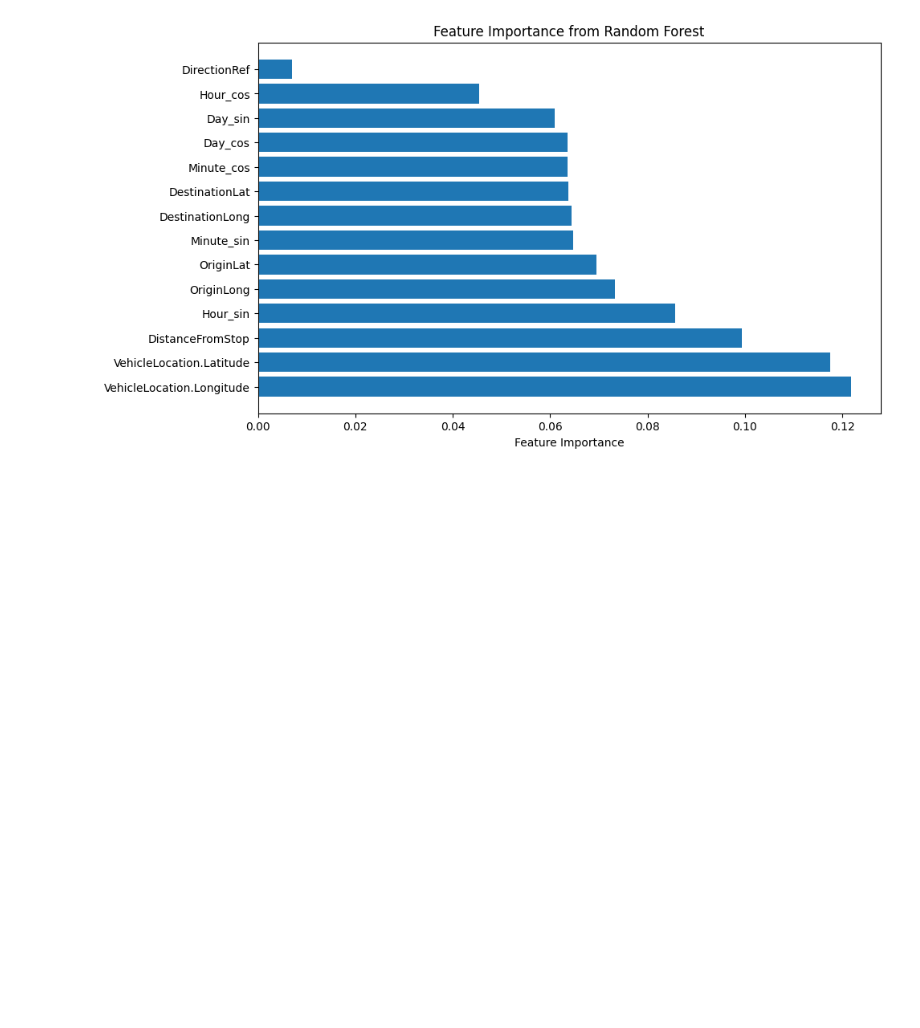
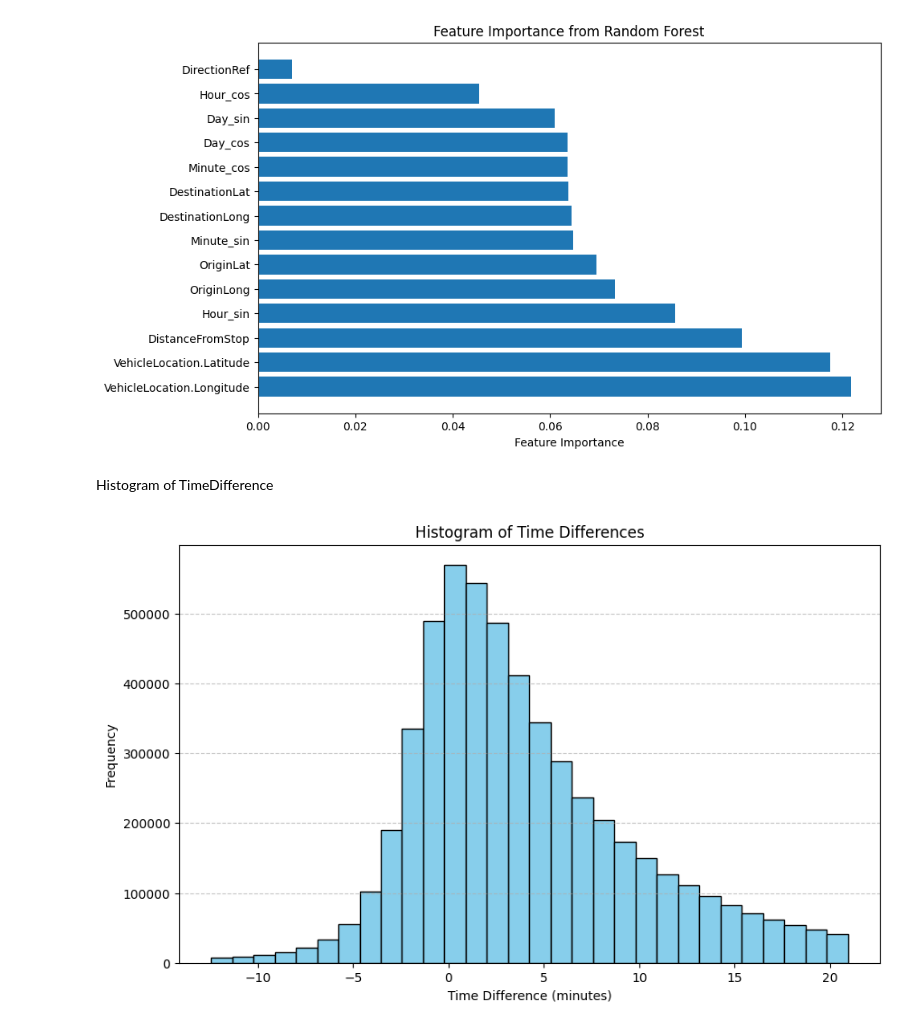
Before and after one commit to ManoushaPoonyth/Smart_Public_Bus_Optimization_in_Mauritius, a Jupyter notebook: notebooks/NYC_data_viz-checkpoint-checkpoint (2).ipynb, the cells around one changed output. Cells and saved outputs as stored; diff of their text form; code cells hidden in the pictures; blank space fills up the shorter version.

```diff
--- a/notebooks/NYC_data_viz-checkpoint-checkpoint (2).ipynb
+++ b/notebooks/NYC_data_viz-checkpoint-checkpoint (2).ipynb
@@ -487,3 +479,5 @@ plt.title('Feature Importance from Random Forest')
 plt.show()
 # %% [output]
 [figure]
+# %% [markdown]
+Histogram of TimeDifference
@@ -489,0 +486,10 @@ plt.show()
+# %%
+plt.figure(figsize=(10, 6))
+plt.hist(data_cleaned['TimeDifference'], bins=30, color='skyblue', edgecolor='black')
+plt.title('Histogram of Time Differences')
+plt.xlabel('Time Difference (minutes)')
+plt.ylabel('Frequency')
+plt.grid(axis='y', linestyle='--', alpha=0.7)
+plt.show()
+# %% [output]
+[figure, added]
```
Also changed, not shown: parts of 9 cells of this notebook.
